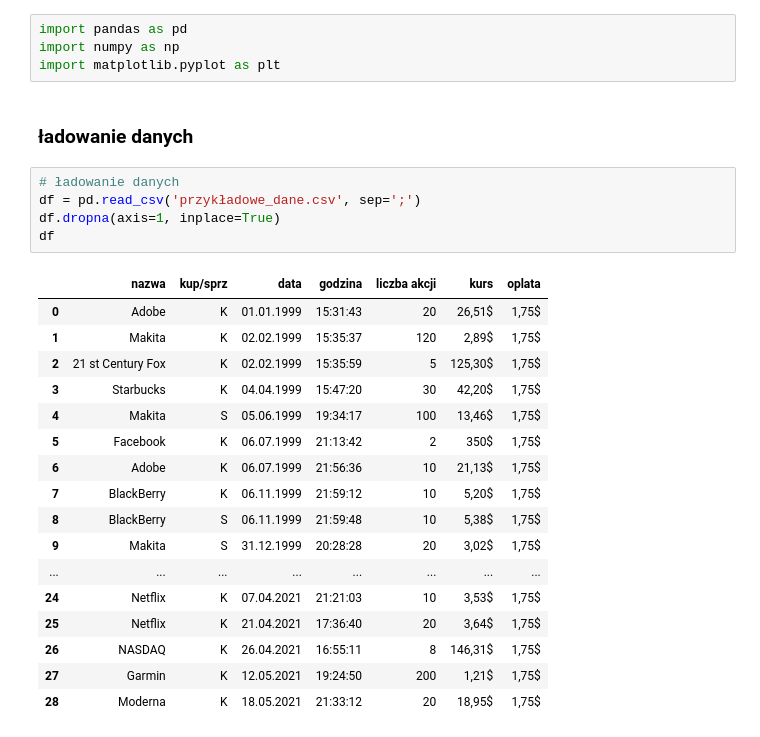
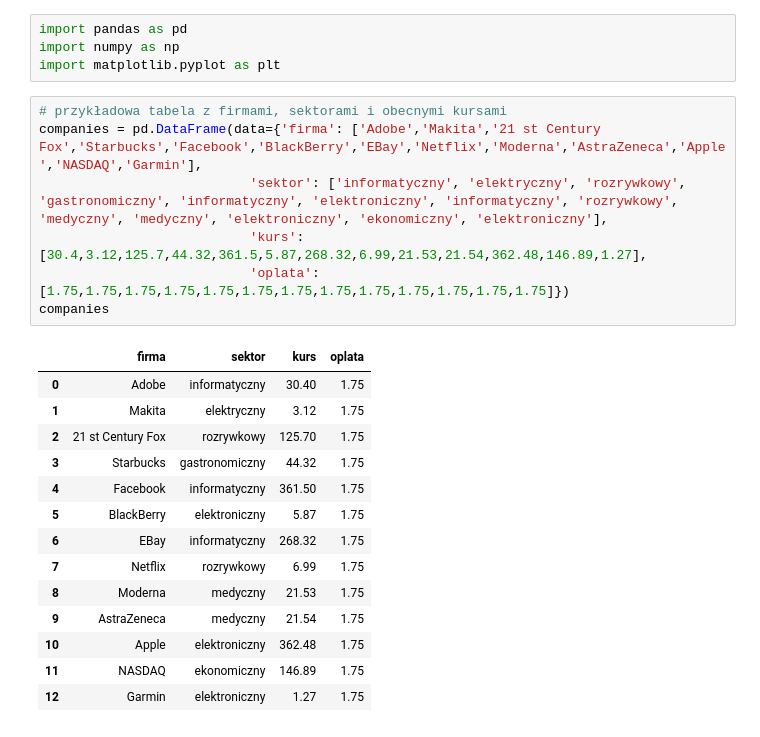
Before and after one commit to MaksymKokocinski/Optifolio, a Jupyter notebook: TmpTests/data_visualization.ipynb, the cells around one changed output. Saved outputs shown, nothing was run; the diff lists cells and outputs as text.

```diff
--- a/TmpTests/data_visualization.ipynb
+++ b/TmpTests/data_visualization.ipynb
@@ -2,28 +10,25 @@
 import pandas as pd
 import numpy as np
 import matplotlib.pyplot as plt
-# %% [markdown]
-### ładowanie danych
-# %%
-# ładowanie danych
-df = pd.read_csv('przykładowe_dane.csv', sep=';')
-df.dropna(axis=1, inplace=True)
-df
-# %% [output]
-|  | nazwa | kup/sprz | data | godzina | liczba akcji | kurs | oplata |
-| 0 | Adobe | K | 01.01.1999 | 15:31:43 | 20 | 26,51$ | 1,75$ |
-| 1 | Makita | K | 02.02.1999 | 15:35:37 | 120 | 2,89$ | 1,75$ |
-| 2 | 21 st Century Fox | K | 02.02.1999 | 15:35:59 | 5 | 125,30$ | 1,75$ |
-| 3 | Starbucks | K | 04.04.1999 | 15:47:20 | 30 | 42,20$ | 1,75$ |
-| 4 | Makita | S | 05.06.1999 | 19:34:17 | 100 | 13,46$ | 1,75$ |
-| 5 | Facebook | K | 06.07.1999 | 21:13:42 | 2 | 350$ | 1,75$ |
-| 6 | Adobe | K | 06.07.1999 | 21:56:36 | 10 | 21,13$ | 1,75$ |
-| 7 | BlackBerry | K | 06.11.1999 | 21:59:12 | 10 | 5,20$ | 1,75$ |
-| 8 | BlackBerry | S | 06.11.1999 | 21:59:48 | 10 | 5,38$ | 1,75$ |
-| 9 | Makita | S | 31.12.1999 | 20:28:28 | 20 | 3,02$ | 1,75$ |
-| ... | ... | ... | ... | ... | ... | ... | ... |
-| 24 | Netflix | K | 07.04.2021 | 21:21:03 | 10 | 3,53$ | 1,75$ |
-| 25 | Netflix | K | 21.04.2021 | 17:36:40 | 20 | 3,64$ | 1,75$ |
-| 26 | NASDAQ | K | 26.04.2021 | 16:55:11 | 8 | 146,31$ | 1,75$ |
-| 27 | Garmin | K | 12.05.2021 | 19:24:50 | 200 | 1,21$ | 1,75$ |
-| 28 | Moderna | K | 18.05.2021 | 21:33:12 | 20 | 18,95$ | 1,75$ |
+# %%
+# przykładowa tabela z firmami, sektorami i obecnymi kursami
+companies = pd.DataFrame(data={'firma': ['Adobe','Makita','21 st Century Fox','Starbucks','Facebook','BlackBerry','EBay','Netflix','Moderna','AstraZeneca','Apple','NASDAQ','Garmin'],
+                           'sektor': ['informatyczny', 'elektryczny', 'rozrywkowy', 'gastronomiczny', 'informatyczny', 'elektroniczny', 'informatyczny', 'rozrywkowy', 'medyczny', 'medyczny', 'elektroniczny', 'ekonomiczny', 'elektroniczny'],
+                           'kurs': [30.4,3.12,125.7,44.32,361.5,5.87,268.32,6.99,21.53,21.54,362.48,146.89,1.27],
+                           'oplata': [1.75,1.75,1.75,1.75,1.75,1.75,1.75,1.75,1.75,1.75,1.75,1.75,1.75]})
+companies
+# %% [output]
+|  | firma | sektor | kurs | oplata |
+| 0 | Adobe | informatyczny | 30.40 | 1.75 |
+| 1 | Makita | elektryczny | 3.12 | 1.75 |
+| 2 | 21 st Century Fox | rozrywkowy | 125.70 | 1.75 |
+| 3 | Starbucks | gastronomiczny | 44.32 | 1.75 |
+| 4 | Facebook | informatyczny | 361.50 | 1.75 |
+| 5 | BlackBerry | elektroniczny | 5.87 | 1.75 |
+| 6 | EBay | informatyczny | 268.32 | 1.75 |
+| 7 | Netflix | rozrywkowy | 6.99 | 1.75 |
+| 8 | Moderna | medyczny | 21.53 | 1.75 |
+| 9 | AstraZeneca | medyczny | 21.54 | 1.75 |
+| 10 | Apple | elektroniczny | 362.48 | 1.75 |
+| 11 | NASDAQ | ekonomiczny | 146.89 | 1.75 |
+| 12 | Garmin | elektroniczny | 1.27 | 1.75 |
```
Also changed, not shown: parts of 29 cells of this notebook, 1 other file.
